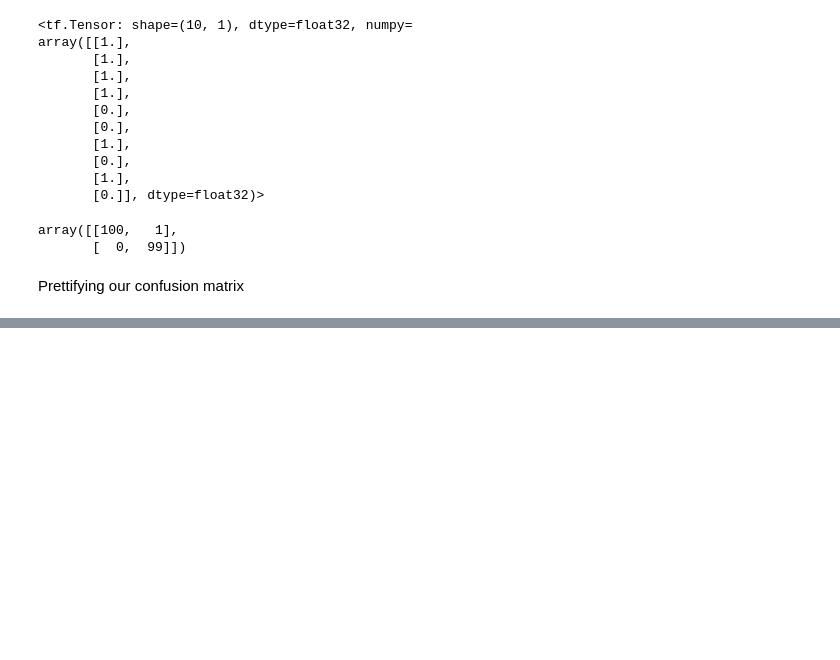
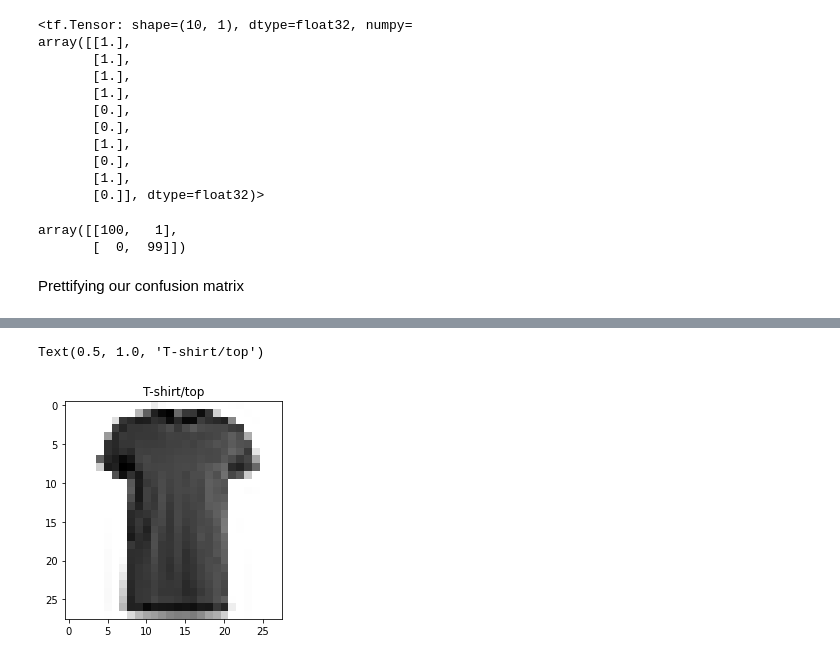
Before and after one commit to pformela/ztm-tensorflow, a Jupyter notebook: 03-neural-network-classification/02_neural_network_classification_in_tensorflow.ipynb, the cells around one changed output, grey strips where cells are left out. Cells and saved outputs as stored; diff of their text form; code cells hidden in the pictures; blank space fills up the shorter version.

```diff
--- a/03-neural-network-classification/02_neural_network_classification_in_tensorflow.ipynb
+++ b/03-neural-network-classification/02_neural_network_classification_in_tensorflow.ipynb
@@ -819,0 +913,22 @@ AttributeError: ignored
+# %%
+# Create a small list so we can index on our training labels
+class_names = [
+    "T-shirt/top",
+    "Trouser",
+    "Pullover",
+    "Dress",
+    "Coat",
+    "Sandal",
+    "Shirt",
+    "Sneaker",
+    "Bag",
+    "Ankle boot"
+]
+# %%
+# Plot an example image and its label
+index_of_choice = 17
+plt.imshow(train_data[index_of_choice], cmap=plt.cm.binary)
+plt.title(class_names[train_labels[index_of_choice]])
+# %% [output]
+Text(0.5, 1.0, 'T-shirt/top')
+[figure, added]
```
Also changed, not shown: parts of 60 cells of this notebook.
